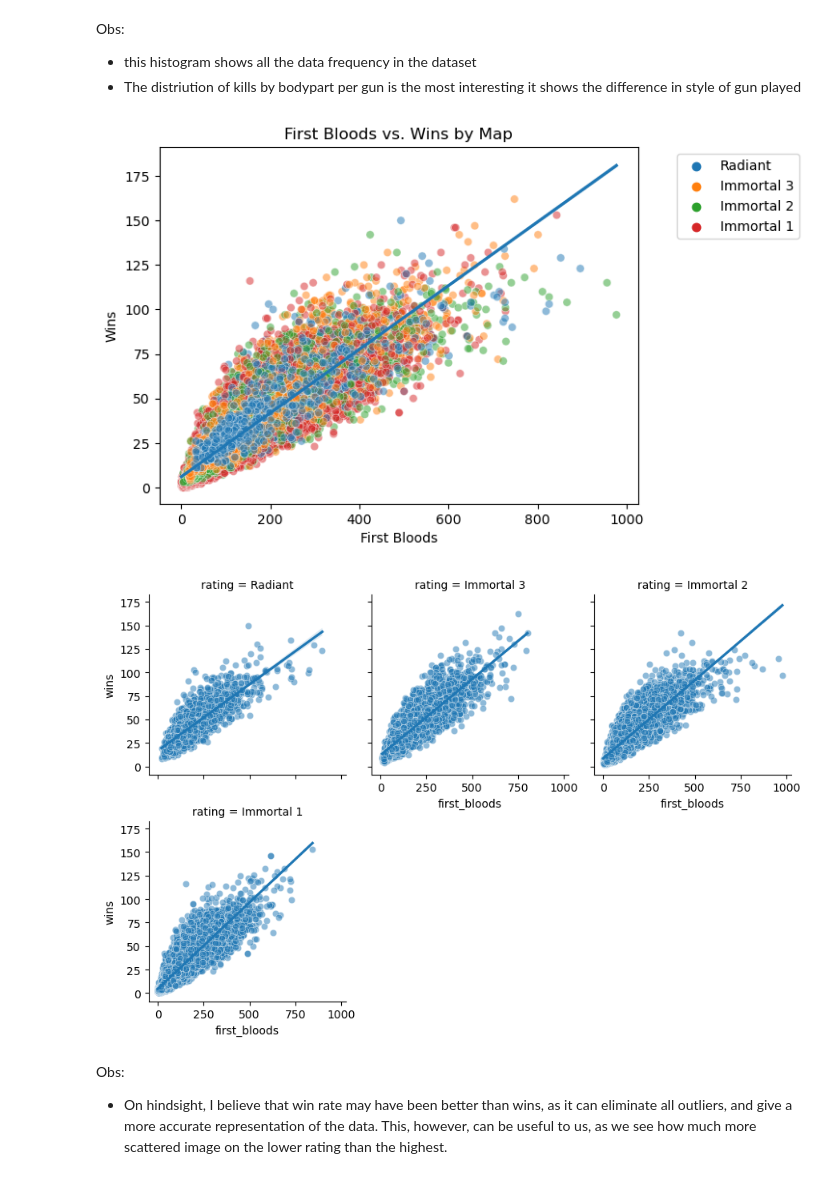
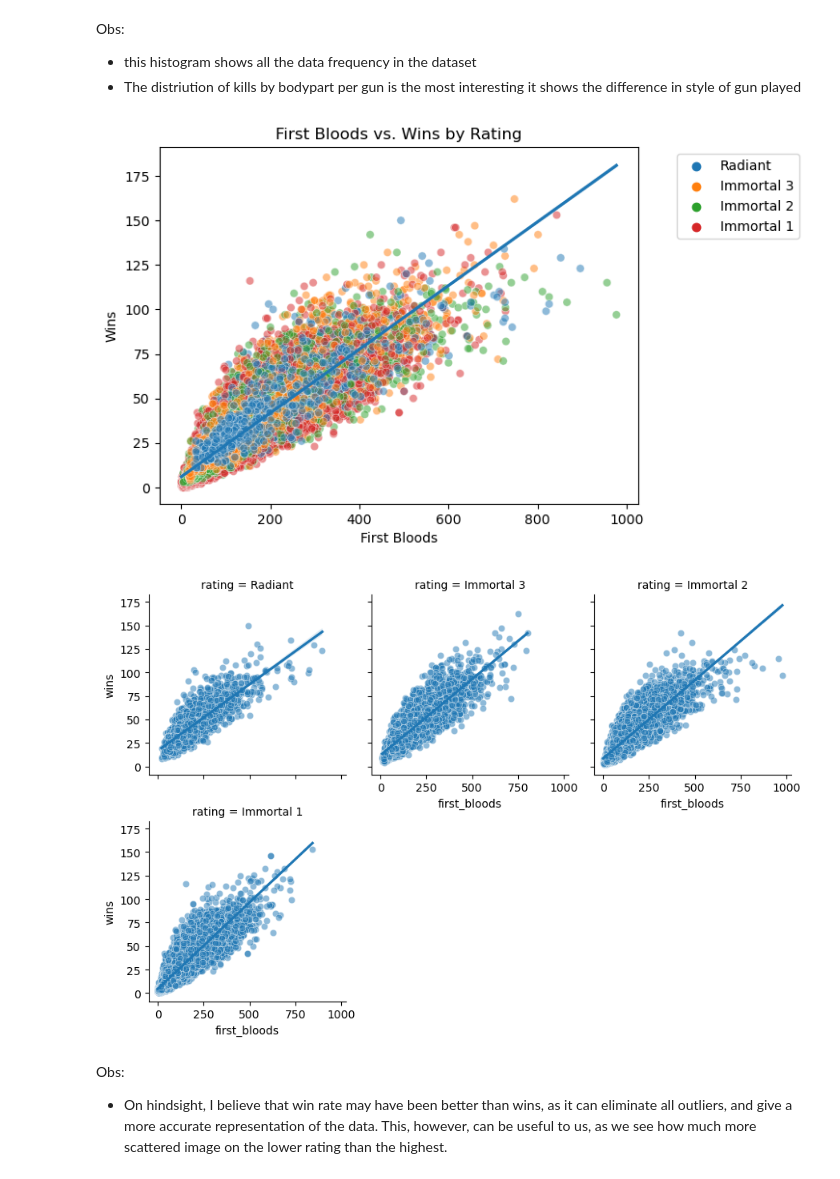
Before and after one commit to ubco-W2022T2-data301/project-group-group64, a Jupyter notebook: analysis/Karam_H.ipynb, the cells around one changed output. Cells and saved outputs as stored; diff of their text form; code cells hidden in the pictures.

```diff
--- a/analysis/Karam_H.ipynb
+++ b/analysis/Karam_H.ipynb
@@ -167,28 +132,28 @@ Obs:
 # %%
 # create a scatter plot of first_bloods vs. wins, color-coded by rating
 df['first_bloods'] = pd.to_numeric(df['first_bloods'], errors='coerce')
 
 sns.scatterplot(x='first_bloods', y='wins', hue='rating', data=df, alpha=0.5)
 
 # add a regression line to the plot
 sns.regplot(x='first_bloods', y='wins', data=df, scatter=False)
 
 # set the plot title and axis labels
 plt.legend(bbox_to_anchor=(1.35, 1), loc='upper right')
 
-plt.title('First Bloods vs. Wins by Map')
+plt.title('First Bloods vs. Wins by Rating')
 plt.xlabel('First Bloods')
 plt.ylabel('Wins')
 
 # split the plot into subplots based on rating
 g = sns.FacetGrid(df, col='rating', col_wrap=3)
 g.map(sns.scatterplot, 'first_bloods', 'wins', alpha=0.5)
 g.map(sns.regplot, 'first_bloods', 'wins', scatter=False)
 
 # show the plot
 plt.show()
 # %% [output]
-[figure, old version]
+[figure, new version]
 [figure]
 # %% [markdown]
 Obs:
```
Also changed, not shown: parts of 5 cells of this notebook.
